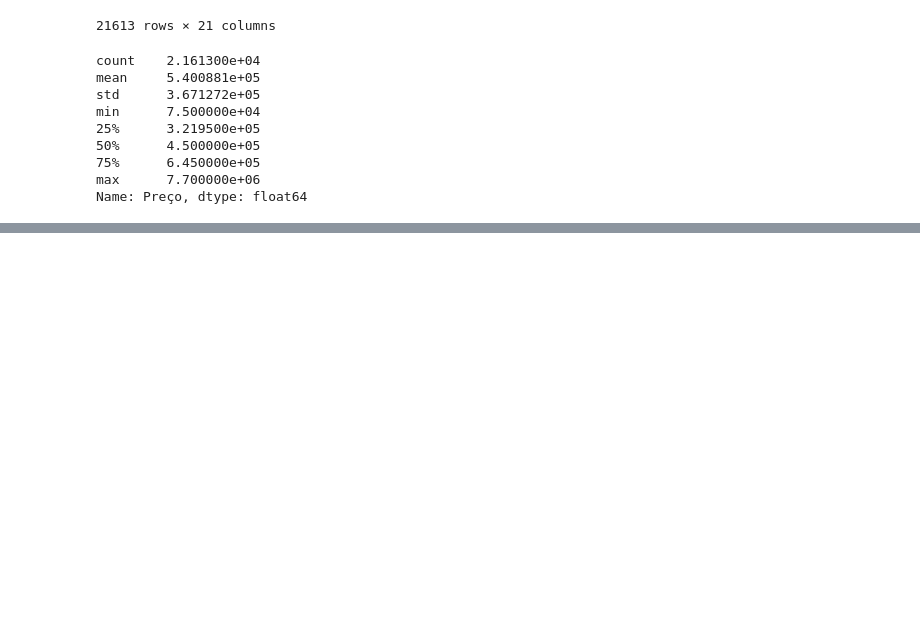
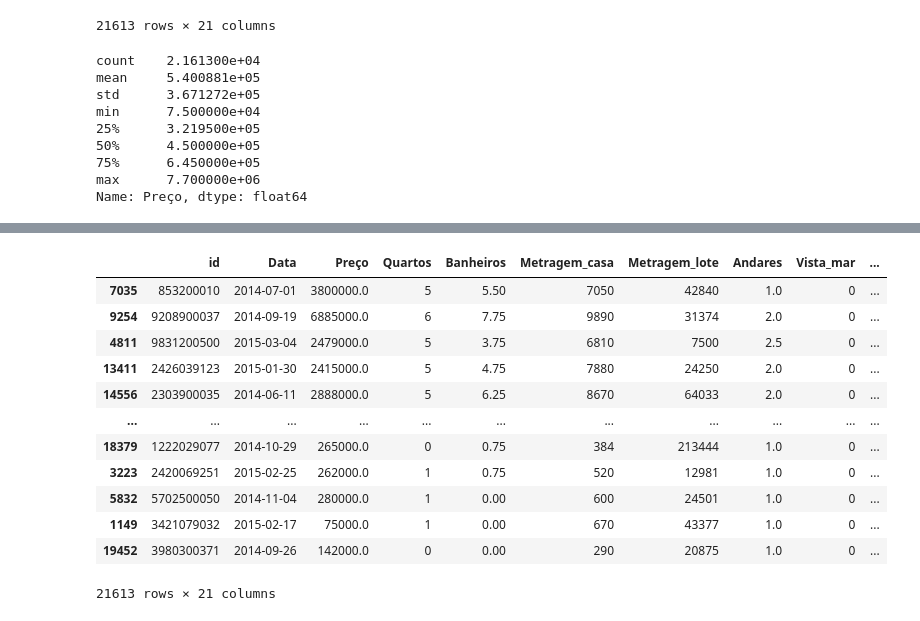
Before and after one commit to DatadevWil/Estudo, a Jupyter notebook: King_County_Desafio.ipynb, the cells around one changed output, grey strips where cells are left out. Cells and saved outputs as stored; diff of their text form; code cells hidden in the pictures; blank space fills up the shorter version.

```diff
--- a/King_County_Desafio.ipynb
+++ b/King_County_Desafio.ipynb
@@ -109,0 +142,16 @@ TypeError: ignored
+# %%
+base.sort_values(by=['Nota'],ascending=False)
+# %% [output]
+|  | id | Data | Preço | Quartos | Banheiros | Metragem_casa | Metragem_lote | Andares | Vista_mar | ... |
+| 7035 | 853200010 | 2014-07-01 | 3800000.0 | 5 | 5.50 | 7050 | 42840 | 1.0 | 0 | ... |
+| 9254 | 9208900037 | 2014-09-19 | 6885000.0 | 6 | 7.75 | 9890 | 31374 | 2.0 | 0 | ... |
+| 4811 | 9831200500 | 2015-03-04 | 2479000.0 | 5 | 3.75 | 6810 | 7500 | 2.5 | 0 | ... |
+| 13411 | 2426039123 | 2015-01-30 | 2415000.0 | 5 | 4.75 | 7880 | 24250 | 2.0 | 0 | ... |
+| 14556 | 2303900035 | 2014-06-11 | 2888000.0 | 5 | 6.25 | 8670 | 64033 | 2.0 | 0 | ... |
+| ... | ... | ... | ... | ... | ... | ... | ... | ... | ... | ... |
+| 18379 | 1222029077 | 2014-10-29 | 265000.0 | 0 | 0.75 | 384 | 213444 | 1.0 | 0 | ... |
+| 3223 | 2420069251 | 2015-02-25 | 262000.0 | 1 | 0.75 | 520 | 12981 | 1.0 | 0 | ... |
+| 5832 | 5702500050 | 2014-11-04 | 280000.0 | 1 | 0.00 | 600 | 24501 | 1.0 | 0 | ... |
+| 1149 | 3421079032 | 2015-02-17 | 75000.0 | 1 | 0.00 | 670 | 43377 | 1.0 | 0 | ... |
+| 19452 | 3980300371 | 2014-09-26 | 142000.0 | 0 | 0.00 | 290 | 20875 | 1.0 | 0 | ... |
+21613 rows × 21 columns
```
Also changed, not shown: parts of 11 cells of this notebook.
